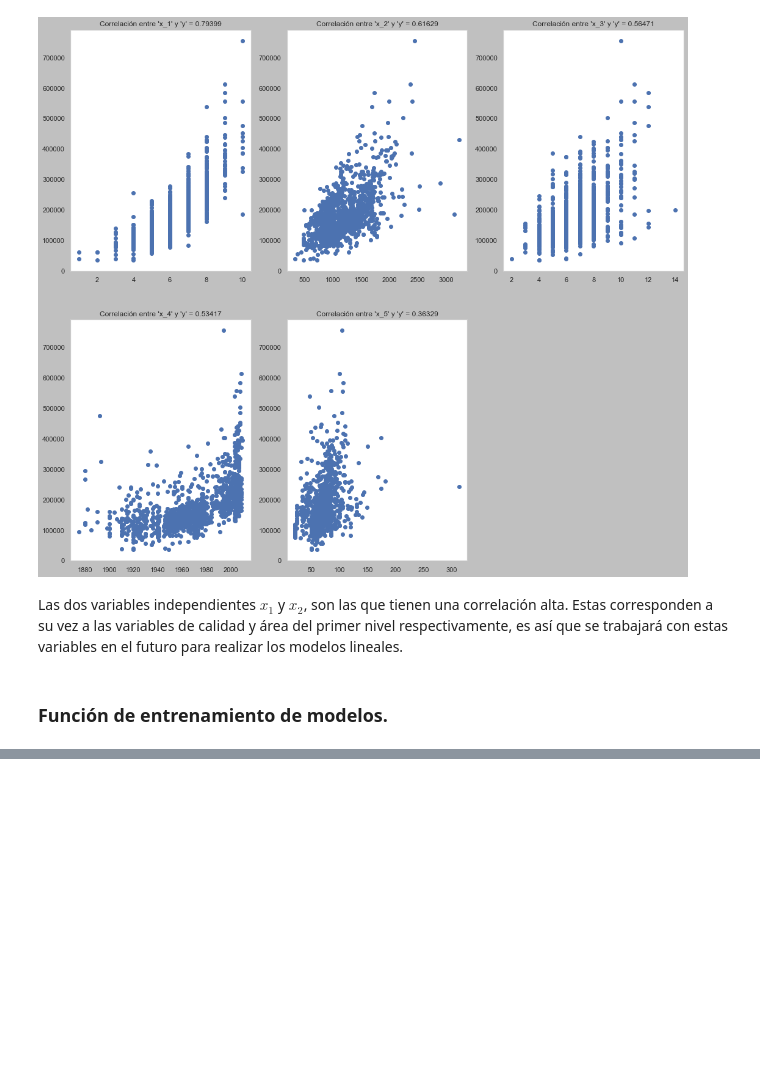
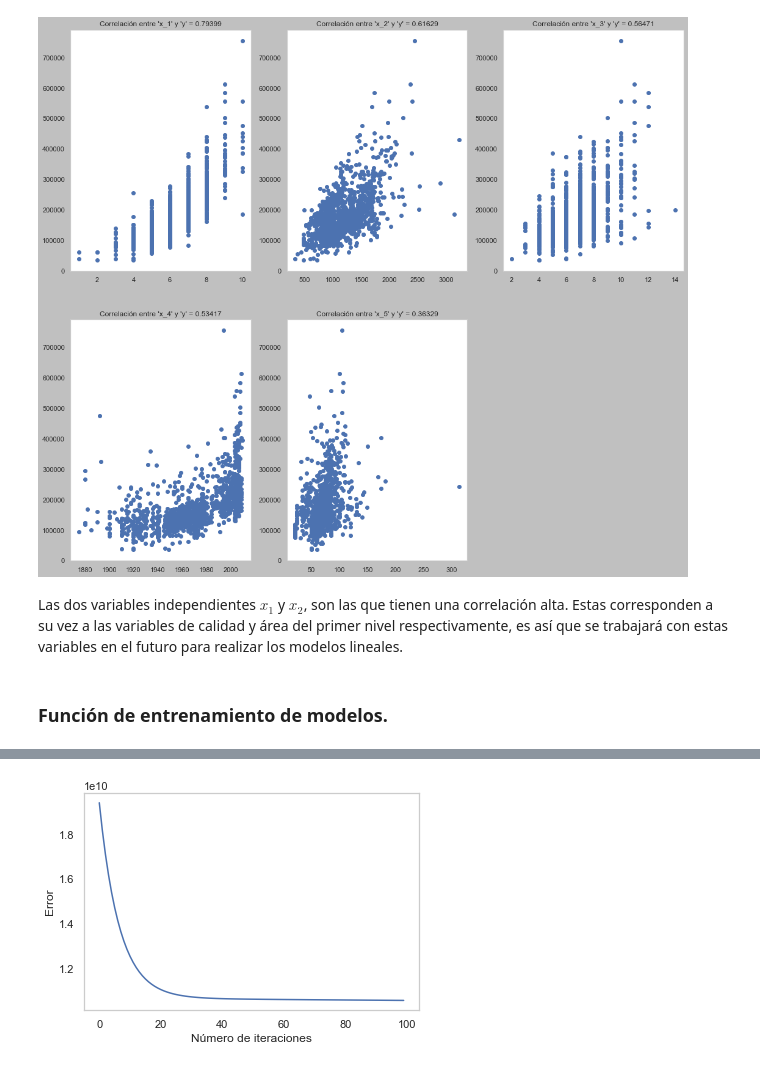
Before and after one commit to hugovi8/Proyecto_final, a Jupyter notebook: Proyecto_final.ipynb, the cells around one changed output, grey strips where cells are left out. Cells and saved outputs as stored; diff of their text form; code cells hidden in the pictures; blank space fills up the shorter version.

```diff
--- a/Proyecto_final.ipynb
+++ b/Proyecto_final.ipynb
@@ -133,0 +120,5 @@ Iteración90 Error=25910291317226.80
+# %%
+x_1 = np.expand_dims(x_training_data[:,0],1)
+x_2 = np.expand_dims(x_training_data[:,1],1)
+u = np.expand_dims(np.ones_like(x_training_data[:,0]),1)
+y = np.expand_dims(y_training_data,1)
@@ -133,0 +148,2 @@ Iteración90 Error=25910291317226.80
+# %%
+xx_2,yy = trainlinearmodel(x_2,y,100,10,0.00000005)
@@ -133,0 +161,4 @@ Iteración90 Error=25910291317226.80
+# %%
+error_change(yy)
+# %% [output]
+[figure, added]
```
Also changed, not shown: parts of 13 cells of this notebook.
